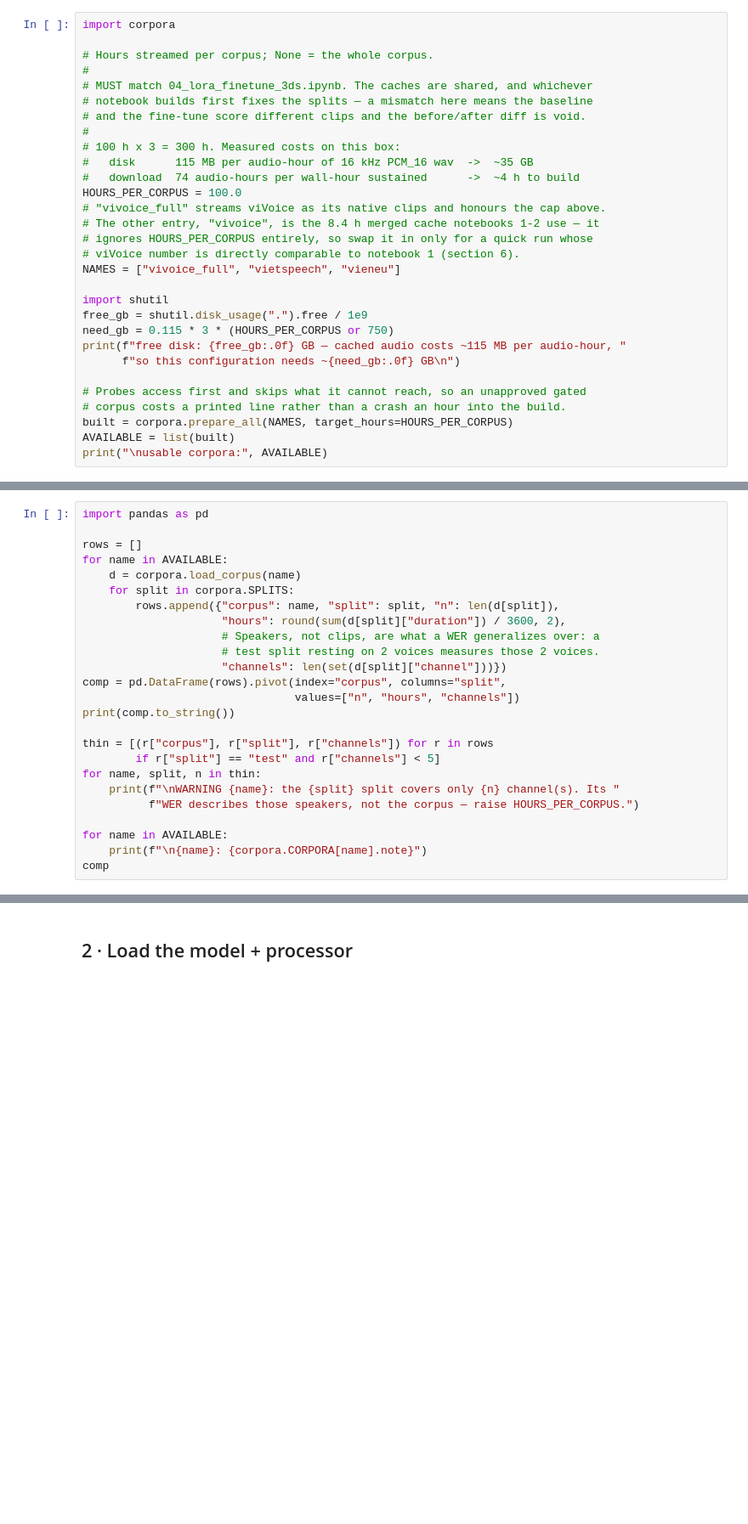
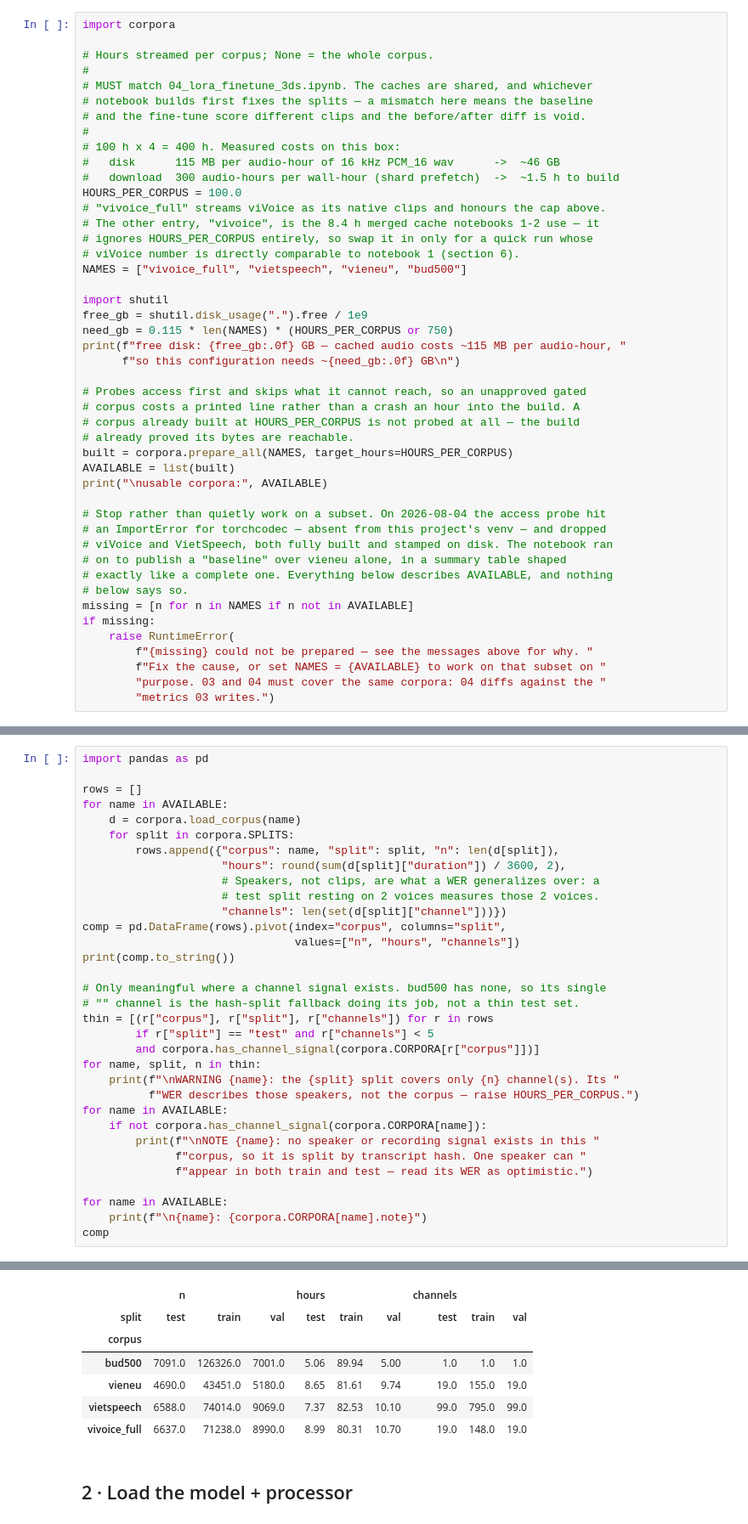
Before and after one commit to tyanfarm/qwen3-asr-sft-lora, a Jupyter notebook: 03_eval_baseline_3ds.ipynb, the cells around one changed output, grey strips where cells are left out. Shown at 85% size. Saved outputs shown, nothing was run; the diff lists cells and outputs as text; blank space fills up the shorter version.

Commit message:
feat: finetune on 400 hours vietnamese audio

```diff
--- a/03_eval_baseline_3ds.ipynb
+++ b/03_eval_baseline_3ds.ipynb
@@ -90,24 +106,40 @@ import corpora
 # notebook builds first fixes the splits — a mismatch here means the baseline
 # and the fine-tune score different clips and the before/after diff is void.
 #
-# 100 h x 3 = 300 h. Measured costs on this box:
-#   disk      115 MB per audio-hour of 16 kHz PCM_16 wav  ->  ~35 GB
-#   download  74 audio-hours per wall-hour sustained      ->  ~4 h to build
+# 100 h x 4 = 400 h. Measured costs on this box:
+#   disk      115 MB per audio-hour of 16 kHz PCM_16 wav      ->  ~46 GB
+#   download  300 audio-hours per wall-hour (shard prefetch)  ->  ~1.5 h to build
 HOURS_PER_CORPUS = 100.0
 # "vivoice_full" streams viVoice as its native clips and honours the cap above.
 # The other entry, "vivoice", is the 8.4 h merged cache notebooks 1-2 use — it
 # ignores HOURS_PER_CORPUS entirely, so swap it in only for a quick run whose
 # viVoice number is directly comparable to notebook 1 (section 6).
-NAMES = ["vivoice_full", "vietspeech", "vieneu"]
+NAMES = ["vivoice_full", "vietspeech", "vieneu", "bud500"]
 
 import shutil
 free_gb = shutil.disk_usage(".").free / 1e9
-need_gb = 0.115 * 3 * (HOURS_PER_CORPUS or 750)
+need_gb = 0.115 * len(NAMES) * (HOURS_PER_CORPUS or 750)
 print(f"free disk: {free_gb:.0f} GB — cached audio costs ~115 MB per audio-hour, "
       f"so this configuration needs ~{need_gb:.0f} GB\n")
 
 # Probes access first and skips what it cannot reach, so an unapproved gated
-# corpus costs a printed line rather than a crash an hour into the build.
+# corpus costs a printed line rather than a crash an hour into the build. A
+# corpus already built at HOURS_PER_CORPUS is not probed at all — the build
+# already proved its bytes are reachable.
 built = corpora.prepare_all(NAMES, target_hours=HOURS_PER_CORPUS)
 AVAILABLE = list(built)
 print("\nusable corpora:", AVAILABLE)
+
+# Stop rather than quietly work on a subset. On 2026-08-04 the access probe hit
+# an ImportError for torchcodec — absent from this project's venv — and dropped
+# viVoice and VietSpeech, both fully built and stamped on disk. The notebook ran
+# on to publish a "baseline" over vieneu alone, in a summary table shaped
+# exactly like a complete one. Everything below describes AVAILABLE, and nothing
+# below says so.
+missing = [n for n in NAMES if n not in AVAILABLE]
+if missing:
+    raise RuntimeError(
+        f"{missing} could not be prepared — see the messages above for why. "
+        f"Fix the cause, or set NAMES = {AVAILABLE} to work on that subset on "
+        "purpose. 03 and 04 must cover the same corpora: 04 diffs against the "
+        "metrics 03 writes.")
@@ -127,12 +172,21 @@ comp = pd.DataFrame(rows).pivot(index="corpus", columns="split",
                                 values=["n", "hours", "channels"])
 print(comp.to_string())
 
+# Only meaningful where a channel signal exists. bud500 has none, so its single
+# "" channel is the hash-split fallback doing its job, not a thin test set.
 thin = [(r["corpus"], r["split"], r["channels"]) for r in rows
-        if r["split"] == "test" and r["channels"] < 5]
+        if r["split"] == "test" and r["channels"] < 5
+        and corpora.has_channel_signal(corpora.CORPORA[r["corpus"]])]
 for name, split, n in thin:
     print(f"\nWARNING {name}: the {split} split covers only {n} channel(s). Its "
           f"WER describes those speakers, not the corpus — raise HOURS_PER_CORPUS.")
+for name in AVAILABLE:
+    if not corpora.has_channel_signal(corpora.CORPORA[name]):
+        print(f"\nNOTE {name}: no speaker or recording signal exists in this "
+              f"corpus, so it is split by transcript hash. One speaker can "
+              f"appear in both train and test — read its WER as optimistic.")
 
 for name in AVAILABLE:
     print(f"\n{name}: {corpora.CORPORA[name].note}")
 comp
+# %% [output]
@@ -139,3 +210,10 @@ comp
+|  | n |  |  | hours |  |  | channels |  |  |
+| split | test | train | val | test | train | val | test | train | val |
+| corpus |  |  |  |  |  |  |  |  |  |
+| bud500 | 7091.0 | 126326.0 | 7001.0 | 5.06 | 89.94 | 5.00 | 1.0 | 1.0 | 1.0 |
+| vieneu | 4690.0 | 43451.0 | 5180.0 | 8.65 | 81.61 | 9.74 | 19.0 | 155.0 | 19.0 |
+| vietspeech | 6588.0 | 74014.0 | 9069.0 | 7.37 | 82.53 | 10.10 | 99.0 | 795.0 | 99.0 |
+| vivoice_full | 6637.0 | 71238.0 | 8990.0 | 8.99 | 80.31 | 10.70 | 19.0 | 148.0 | 19.0 |
 # %% [markdown]
 ## 2 · Load the model + processor
 # %%
```
Also changed, not shown: parts of 11 cells of this notebook, 9 other files.
